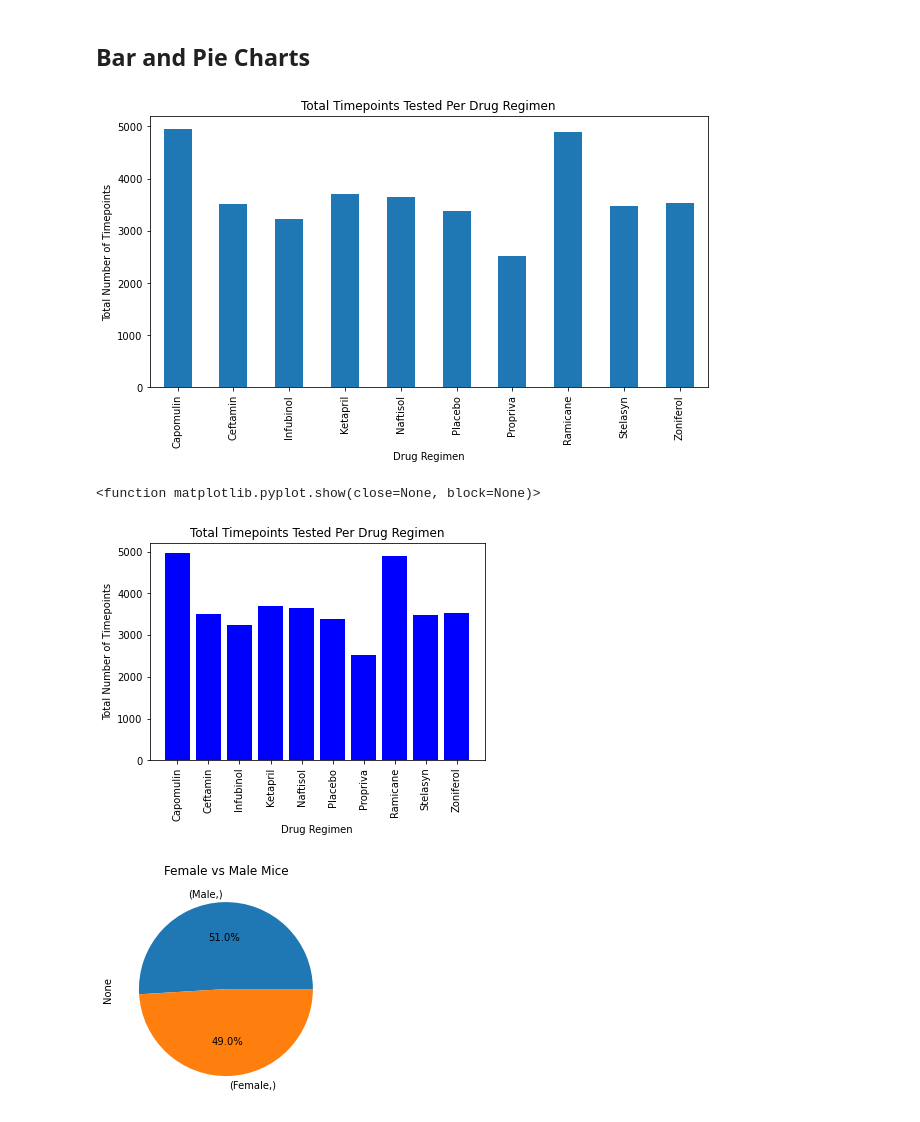
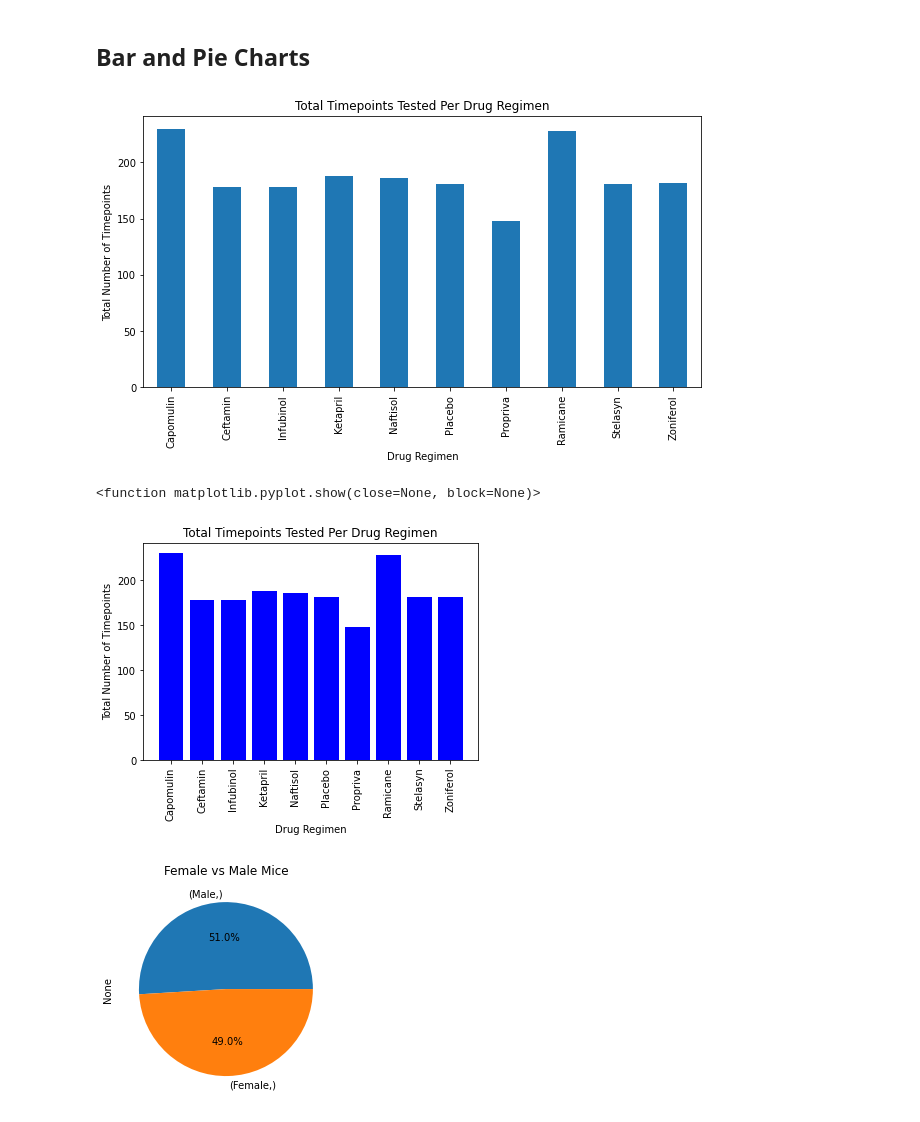
Before and after one commit to YHuang7802/Matplotlib-Challenge, a Jupyter notebook: pymaceuticals_starter-answers.ipynb, the cells around one changed output. Cells and saved outputs as stored; diff of their text form; code cells hidden in the pictures.

```diff
--- a/pymaceuticals_starter-answers.ipynb
+++ b/pymaceuticals_starter-answers.ipynb
@@ -52,5 +52,6 @@ dtype: int64
 # Getting the duplicate mice by ID number that shows up for Mouse ID and Timepoint.
 dup_data = combined[combined.duplicated(['Mouse ID', 'Timepoint'])]
 
-dup_data
+bad_mouse = dup_data["Mouse ID"].unique()
+bad_mouse[0]
 # %% [output]
@@ -84,7 +80,7 @@ dup_mouse
 | g989 | Propriva | Female | 21 | 26 | 35 | 62.570880 | 2 |
 # %%
 # Create a clean DataFrame by dropping the duplicate mouse by its ID.
-drop_dup_mouse = indexmouse.drop("g989")
+drop_dup_mouse = indexmouse.drop(bad_mouse[0])
 
 drop_dup_mouse
 # %% [output]
@@ -183,24 +179,24 @@ regimen_data.agg(['mean', 'median', 'var', 'std', 'sem'])
 # %%
 #### Generate a bar plot showing the total number of timepoints for all mice tested for each drug regimen using Pandas.
 #filter df for just timepoint and drug regimen
 regimen_time_point = mouse_data[["Timepoint", "Drug Regimen"]]
 
 #determining the total number of timepoints
 
-total_tp = regimen_time_point.groupby(["Drug Regimen"])["Timepoint"].sum()
+total_tp = regimen_time_point.groupby(["Drug Regimen"])["Timepoint"].count()
 
 #total_tp
 
 #creating bar chart
 total_tp.plot(kind = "bar", figsize = (10, 5))
 
 # set title and label axes
 plt.title("Total Timepoints Tested Per Drug Regimen")
 plt.xlabel("Drug Regimen")
 plt.ylabel("Total Number of Timepoints")
 plt.show()
 # %% [output]
-[figure, old version]
+[figure, new version]
 # %%
 # Generate a bar plot showing the total number of timepoints for all mice tested for each drug regimen using pyplot.
 
@@ -221,7 +217,7 @@ plt.xticks(rotation="vertical")
 plt.show
 # %% [output]
 <function matplotlib.pyplot.show(close=None, block=None)>
-[figure, old version]
+[figure, new version]
 # %%
 # Generate a pie plot showing the distribution of female versus male mice using Pandas
 #filter mouse data via sex
```
Also changed, not shown: parts of 14 cells of this notebook.
